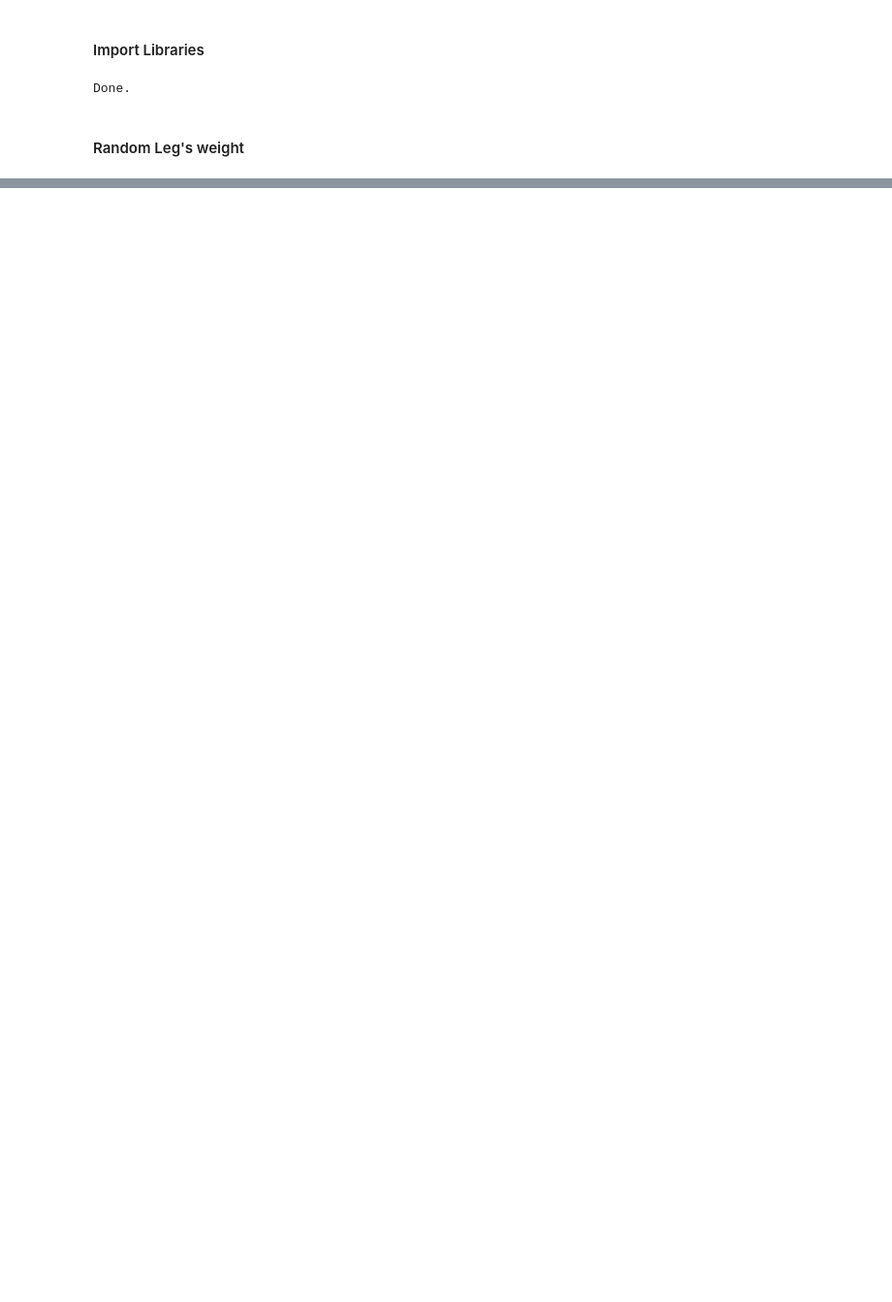
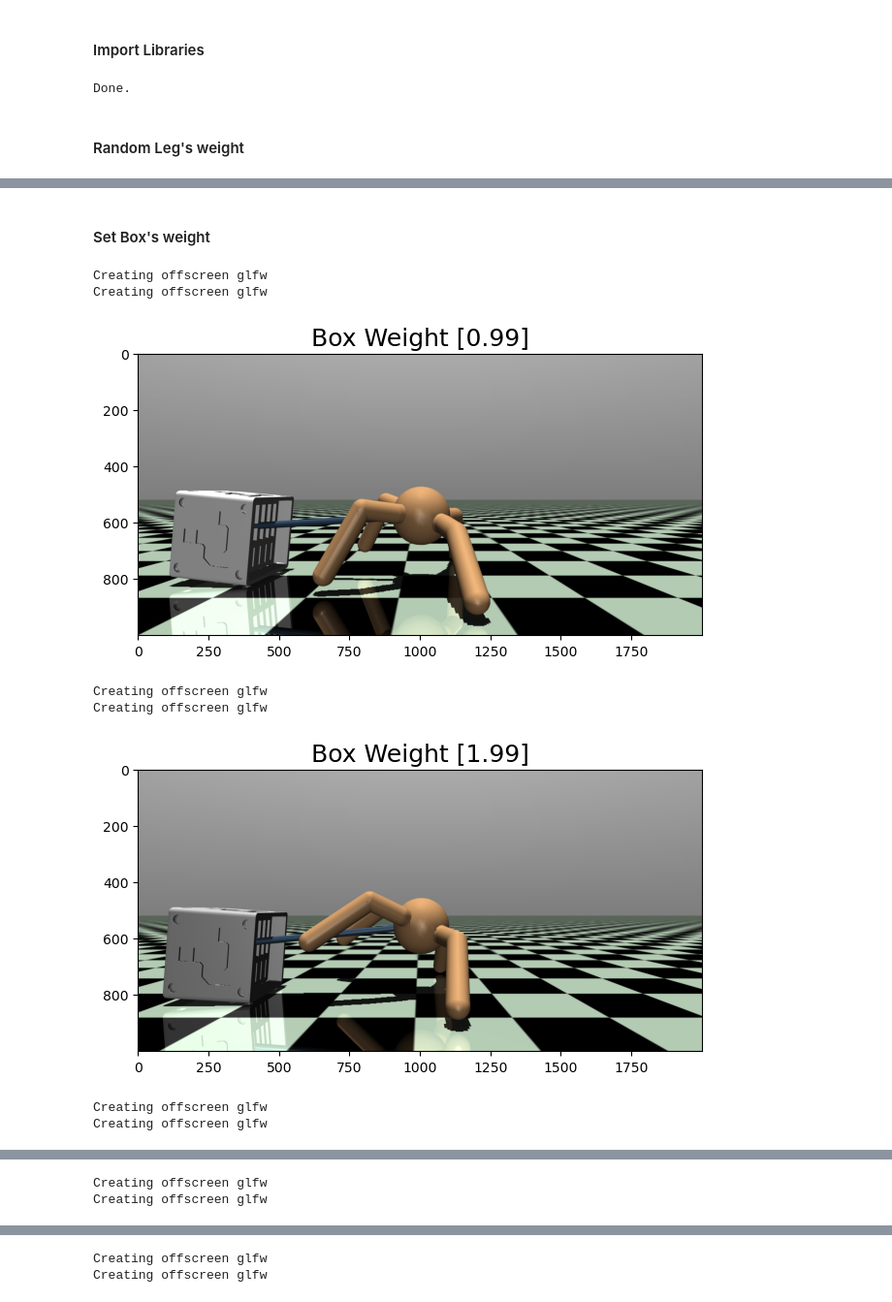
Before and after one commit to Hansooworld/mujoco-random-env, a Jupyter notebook: demo_random_ant_env.ipynb, the cells around one changed output, grey strips where cells are left out. Shown at 97% size. Saved outputs shown, nothing was run; the diff lists cells and outputs as text; code cells hidden in the pictures; blank space fills up the shorter version.

```diff
--- a/demo_random_ant_env.ipynb
+++ b/demo_random_ant_env.ipynb
@@ -81,0 +131,24 @@ Creating offscreen glfw
+# %% [markdown]
+#### Set Box's weight
+# %%
+max_tick, plot_every = 500, 100
+for tick in range(max_tick):
+    if (tick+1) % plot_every == 0:
+        env = AntRandomEnvClassWithBox(xml_path='xml/ant_box.xml', rand_mass=[1,5], rand_fric=None, render_mode="rgb_array",VERBOSE=False)
+        env.set_box_weight(tick/100)
+        for i in range(10):
+            env.step(np.random.standard_normal(8)*0.1)
+        frame = env.render(mode='rgb_array', width=2000, height=1000)
+        plt.figure(figsize=(env.render_w/env.render_res, env.render_h/env.render_res))
+        plt.imshow(frame)
+        plt.title("Box Weight [{}]".format(env.get_box_weight()), fontsize=18)
+        plt.show()
+# %% [output]
+Creating offscreen glfw
+Creating offscreen glfw
+[figure, added]
+Creating offscreen glfw
+Creating offscreen glfw
+[figure, added]
+Creating offscreen glfw
+Creating offscreen glfw
@@ -81,0 +156,2 @@ Creating offscreen glfw
+Creating offscreen glfw
+Creating offscreen glfw
@@ -81,0 +159,2 @@ Creating offscreen glfw
+Creating offscreen glfw
+Creating offscreen glfw
```
Also changed, not shown: parts of 15 cells of this notebook, 11 other files.
